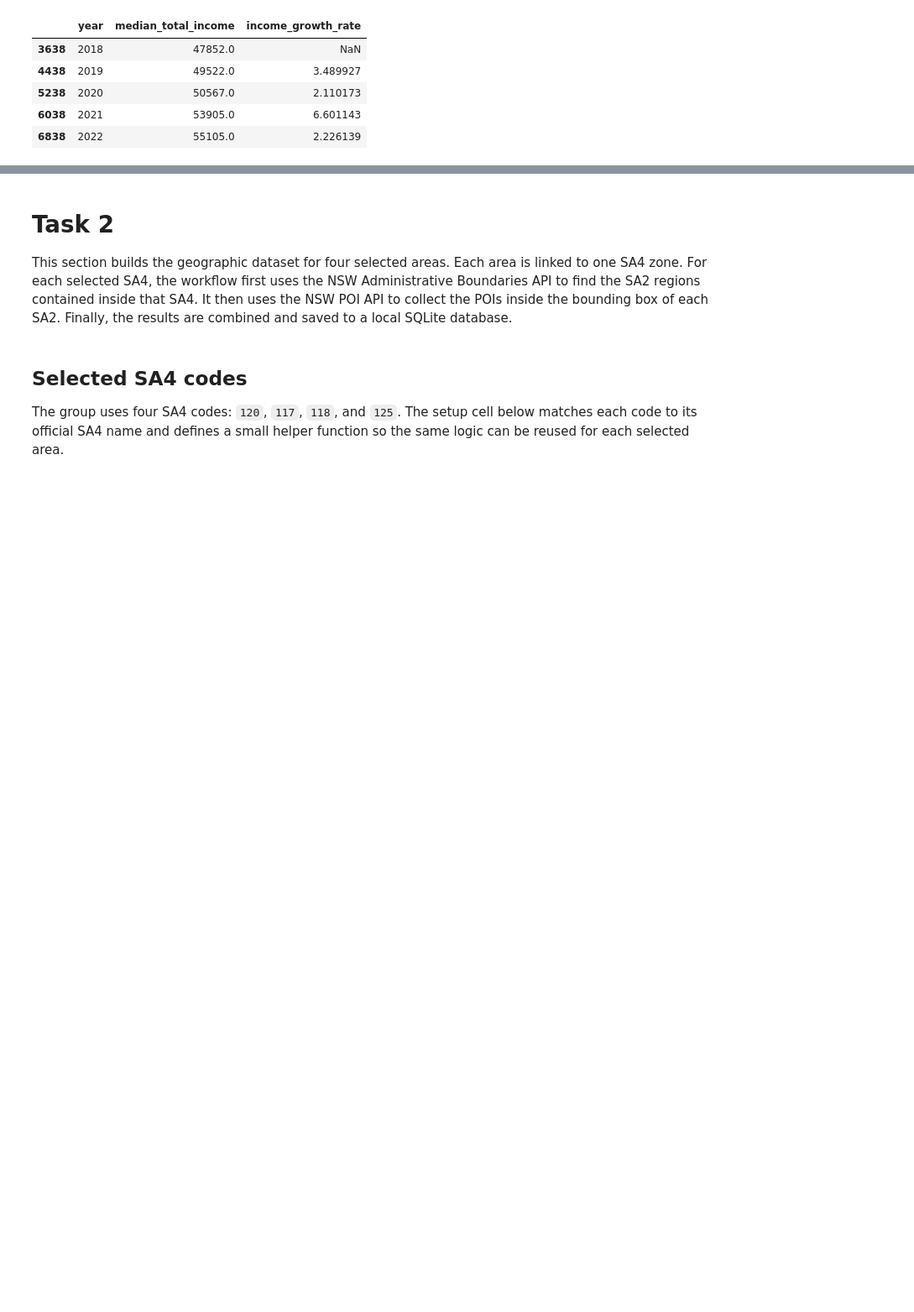
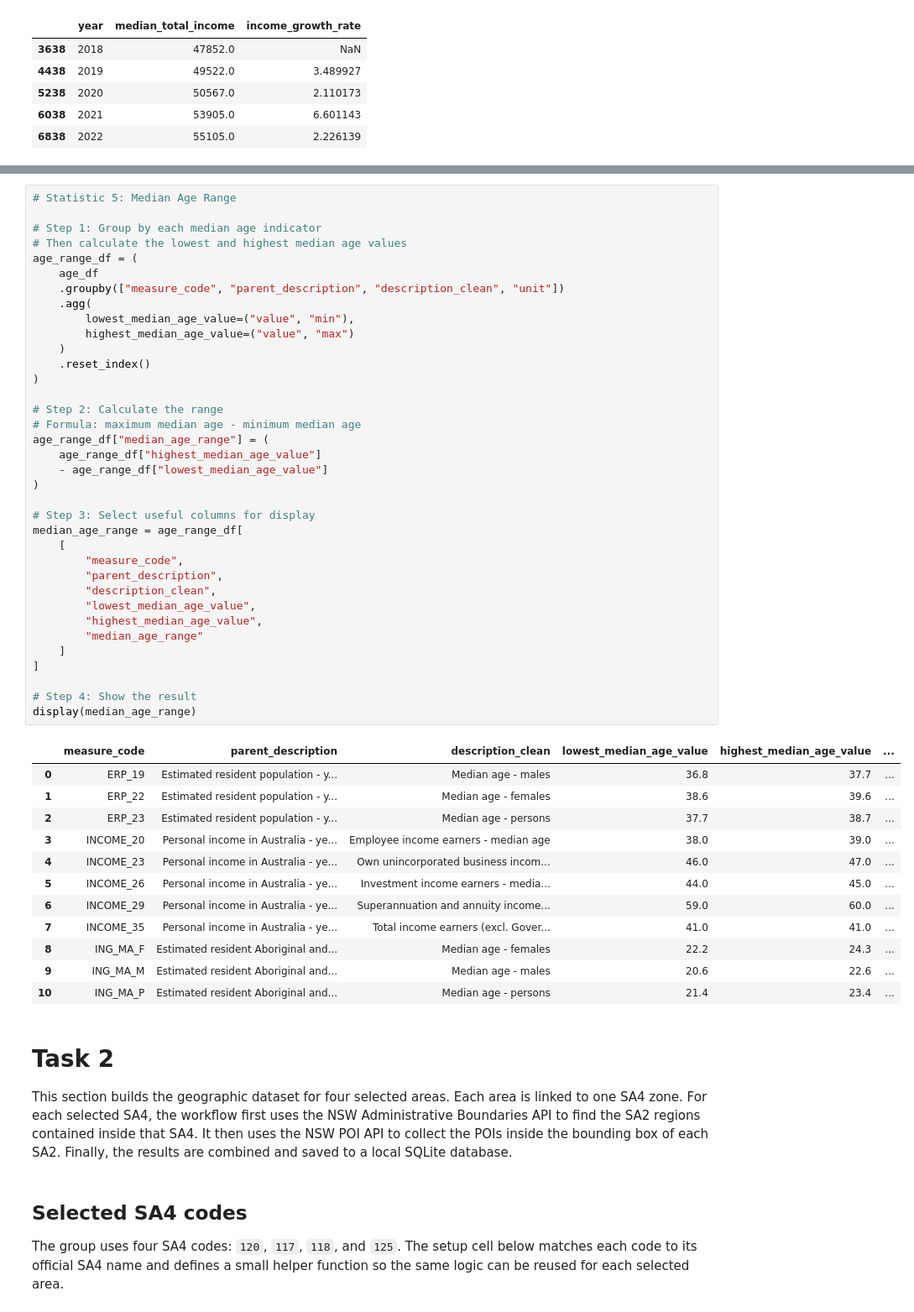
Before and after one commit to felix971/DATA2001_G56, a Jupyter notebook: data2001-版本2.ipynb, the cells around one changed output, grey strips where cells are left out. Shown at 84% size. Cells and saved outputs as stored; diff of their text form; blank space fills up the shorter version.

```diff
--- a/data2001-版本2.ipynb
+++ b/data2001-版本2.ipynb
@@ -372,3 +644,52 @@ display(employee_income_source_df)
+# %%
+# Statistic 5: Median Age Range
+
+# Step 1: Group by each median age indicator
+# Then calculate the lowest and highest median age values
+age_range_df = (
+    age_df
+    .groupby(["measure_code", "parent_description", "description_clean", "unit"])
+    .agg(
+        lowest_median_age_value=("value", "min"),
+        highest_median_age_value=("value", "max")
+    )
+    .reset_index()
+)
+
+# Step 2: Calculate the range
+# Formula: maximum median age - minimum median age
+age_range_df["median_age_range"] = (
+    age_range_df["highest_median_age_value"]
+    - age_range_df["lowest_median_age_value"]
+)
+
+# Step 3: Select useful columns for display
+median_age_range = age_range_df[
+    [
+        "measure_code",
+        "parent_description",
+        "description_clean",
+        "lowest_median_age_value",
+        "highest_median_age_value",
+        "median_age_range"
+    ]
+]
+
+# Step 4: Show the result
+display(median_age_range)
+# %% [output]
+|  | measure_code | parent_description | description_clean | lowest_median_age_value | highest_median_age_value | ... |
+| 0 | ERP_19 | Estimated resident population - y... | Median age - males | 36.8 | 37.7 | ... |
+| 1 | ERP_22 | Estimated resident population - y... | Median age - females | 38.6 | 39.6 | ... |
+| 2 | ERP_23 | Estimated resident population - y... | Median age - persons | 37.7 | 38.7 | ... |
+| 3 | INCOME_20 | Personal income in Australia - ye... | Employee income earners - median age | 38.0 | 39.0 | ... |
+| 4 | INCOME_23 | Personal income in Australia - ye... | Own unincorporated business incom... | 46.0 | 47.0 | ... |
+| 5 | INCOME_26 | Personal income in Australia - ye... | Investment income earners - media... | 44.0 | 45.0 | ... |
+| 6 | INCOME_29 | Personal income in Australia - ye... | Superannuation and annuity income... | 59.0 | 60.0 | ... |
+| 7 | INCOME_35 | Personal income in Australia - ye... | Total income earners (excl. Gover... | 41.0 | 41.0 | ... |
+| 8 | ING_MA_F | Estimated resident Aboriginal and... | Median age - females | 22.2 | 24.3 | ... |
+| 9 | ING_MA_M | Estimated resident Aboriginal and... | Median age - males | 20.6 | 22.6 | ... |
+| 10 | ING_MA_P | Estimated resident Aboriginal and... | Median age - persons | 21.4 | 23.4 | ... |
 # %% [markdown]
 # Task 2
 
```
Also changed, not shown: parts of 21 cells of this notebook, 1 other file.
